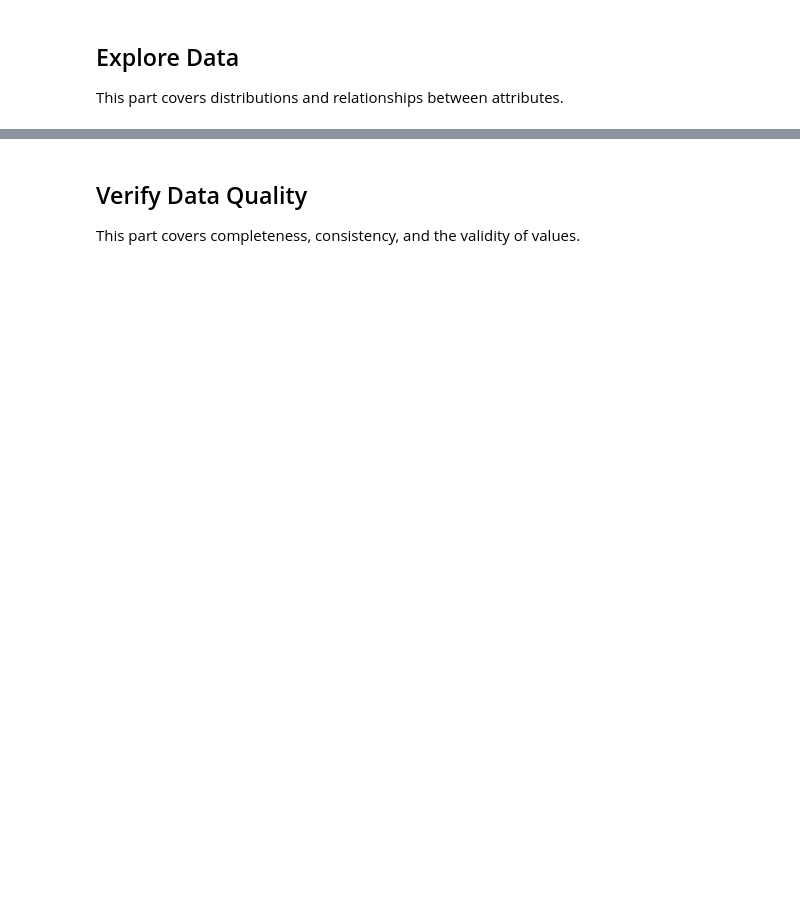
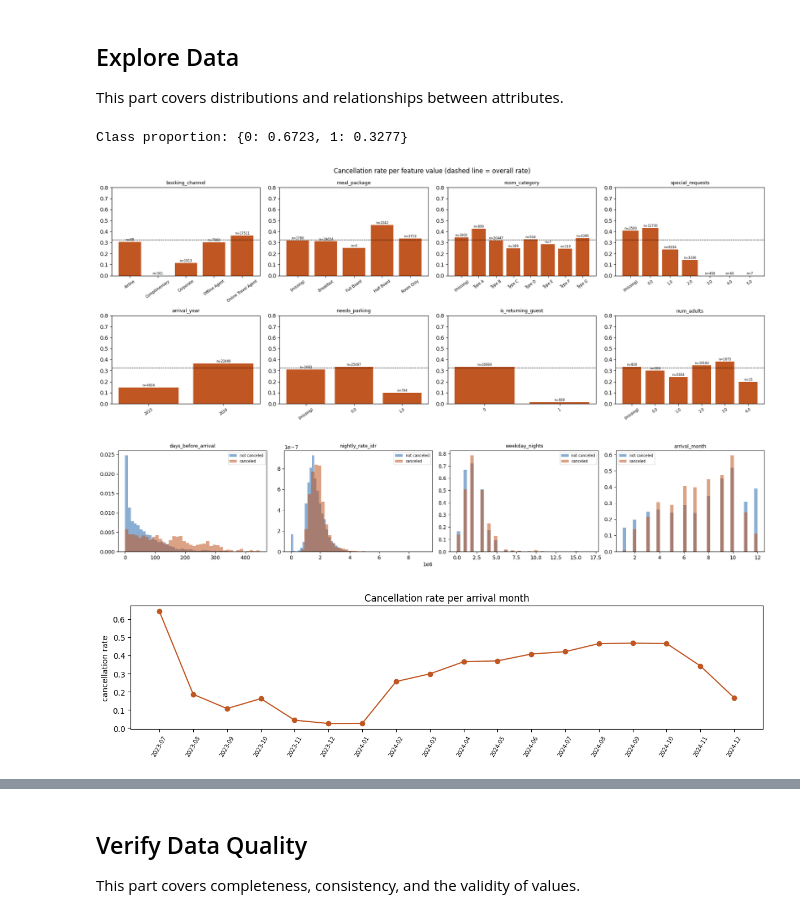
Before and after one commit to AzriVz/IF3170_G21_AGNDSN2, a Jupyter notebook: src/IF3170_G21_AGNDSN2.ipynb, the cells around one changed output, grey strips where cells are left out. Cells and saved outputs as stored; diff of their text form; code cells hidden in the pictures; blank space fills up the shorter version.

```diff
--- a/src/IF3170_G21_AGNDSN2.ipynb
+++ b/src/IF3170_G21_AGNDSN2.ipynb
@@ -98,3 +148,18 @@ CFG.OUTPUT_DIR.mkdir(parents=True, exist_ok=True)
+# %%
+class Settings:
+    SEED       = 42
+    ROOT       = ROOT
+    DATA_DIR   = ROOT / 'data'
+    OUTPUT_DIR = ROOT / 'output'
+    FIG_DIR    = OUTPUT_DIR / 'figures'
+    MODEL_DIR  = OUTPUT_DIR / 'models'
+    SUB_DIR    = OUTPUT_DIR / 'submissions'
+    EXP_DIR    = OUTPUT_DIR / 'experiments'
+    N_FOLDS    = 5
+
+CFG = Settings()
+for folder in [CFG.OUTPUT_DIR, CFG.FIG_DIR, CFG.MODEL_DIR, CFG.SUB_DIR, CFG.EXP_DIR]:
+    folder.mkdir(parents=True, exist_ok=True)
 # %% [markdown]
 ## Seed Everything
 
@@ -137,0 +268,48 @@ This part covers distributions and relationships between attributes.
+# %%
+y_all = train_df[TARGET]
+print('Class proportion:', y_all.value_counts(normalize=True).round(4).to_dict())
+
+discrete = ['booking_channel', 'meal_package', 'room_category', 'special_requests', 'arrival_year',
+            'needs_parking', 'is_returning_guest', 'num_adults']
+fig, axes = plt.subplots(2, 4, figsize=(18, 7))
+for ax, column in zip(axes.ravel(), discrete):
+    stats = train_df.groupby(train_df[column].astype(str).where(train_df[column].notna(), '(missing)'))[TARGET].agg(['mean', 'size'])
+    ax.bar(stats.index, stats['mean'], color=viz.COLORS['pos'])
+    ax.axhline(y_all.mean(), color='k', ls='--', lw=0.8)
+    for i, (rate, n) in enumerate(zip(stats['mean'], stats['size'])):
+        ax.text(i, rate + 0.01, f'n={n}', ha='center', fontsize=6)
+    ax.set_title(column, fontsize=9)
+    ax.tick_params(axis='x', rotation=35, labelsize=7)
+    ax.set_ylim(0, 0.8)
+fig.suptitle('Cancellation rate per feature value (dashed line = overall rate)')
+fig.tight_layout()
+fig.savefig(CFG.FIG_DIR / 'eda_cancel_rate_discrete.png', dpi=130)
+plt.show()
+
+numeric_plot = ['days_before_arrival', 'nightly_rate_idr', 'weekday_nights', 'arrival_month']
+fig, axes = plt.subplots(1, 4, figsize=(18, 3.6))
+for ax, column in zip(axes, numeric_plot):
+    for label, color in [(0, viz.COLORS['neg']), (1, viz.COLORS['pos'])]:
+        values = train_df.loc[y_all == label, column].dropna()
+        ax.hist(values, bins=40, alpha=0.55, density=True, color=color, label=['not canceled', 'canceled'][label])
+    ax.set_title(column, fontsize=9)
+    ax.legend(fontsize=7)
+fig.tight_layout()
+fig.savefig(CFG.FIG_DIR / 'eda_numeric_by_class.png', dpi=130)
+plt.show()
+
+arrival = pd.to_datetime(dict(year=train_df.arrival_year, month=train_df.arrival_month, day=train_df.arrival_day))
+monthly = train_df.groupby(arrival.dt.to_period('M'))[TARGET].agg(['mean', 'size'])
+fig, ax = plt.subplots(figsize=(12, 3.2))
+ax.plot(monthly.index.astype(str), monthly['mean'], marker='o', color=viz.COLORS['pos'])
+ax.set_ylabel('cancellation rate'); ax.tick_params(axis='x', rotation=60, labelsize=7)
+ax.set_title('Cancellation rate per arrival month')
+fig.tight_layout(); fig.savefig(CFG.FIG_DIR / 'eda_monthly_cancel_rate.png', dpi=130); plt.show()
+
+corr = train_df[NUMERIC + [TARGET]].corr(method='spearman')[TARGET].drop(TARGET).sort_values()
+display(corr.to_frame('spearman_vs_target').T)
+# %% [output]
+Class proportion: {0: 0.6723, 1: 0.3277}
+[figure, added]
+[figure, added]
+[figure, added]
```
Also changed, not shown: parts of 94 cells of this notebook.
